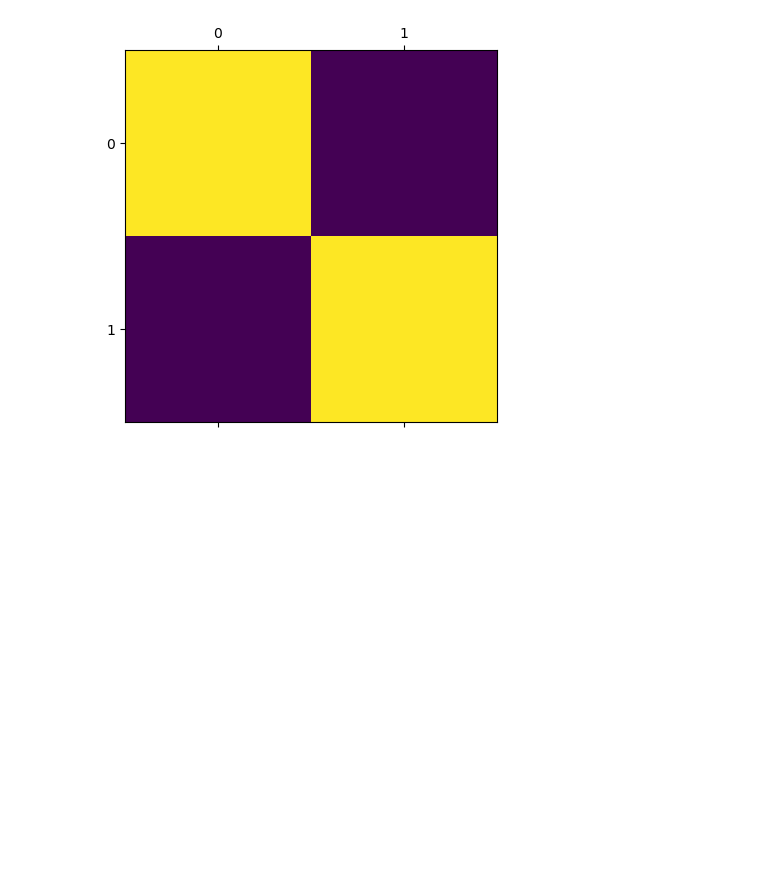
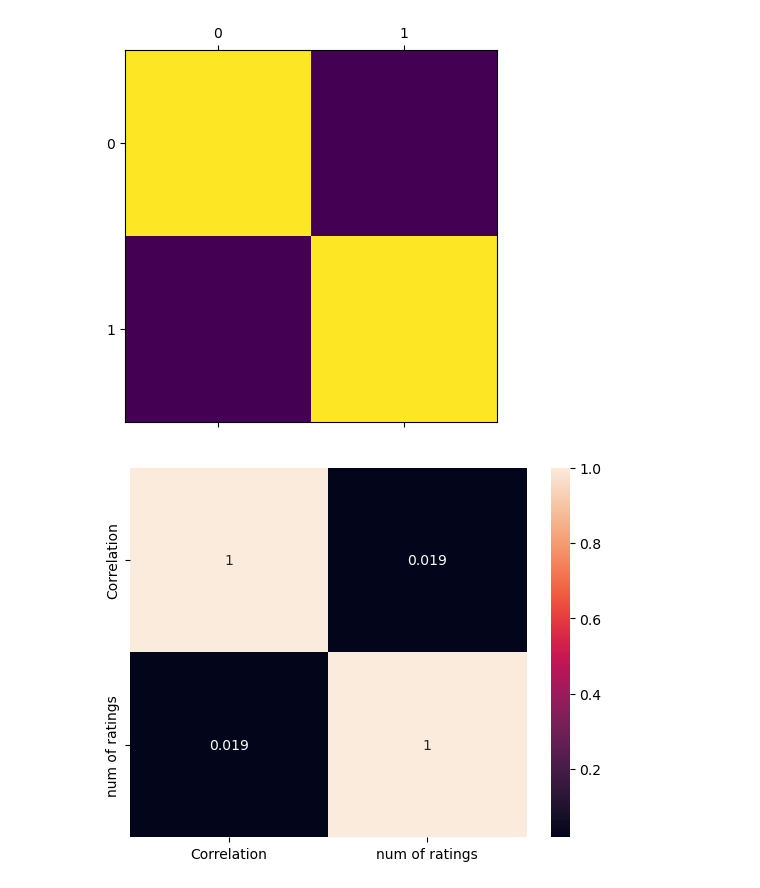
Before and after one commit to NaydelMuscat/com.mcast.project.NaydelMuscat, a Jupyter notebook: RecommendationSysCorrelation.ipynb, the cells around one changed output. Cells and saved outputs as stored; diff of their text form; code cells hidden in the pictures; blank space fills up the shorter version.

```diff
--- a/RecommendationSysCorrelation.ipynb
+++ b/RecommendationSysCorrelation.ipynb
@@ -169,3 +169,9 @@ plt.matshow(corr_forrestgump.corr())
 plt.show()
 # %% [output]
 [figure]
+# %%
+corr_matrix = corr_forrestgump.corr()
+sns.heatmap(corr_matrix, annot=True)
+plt.show()
+# %% [output]
+[figure, added]
```
